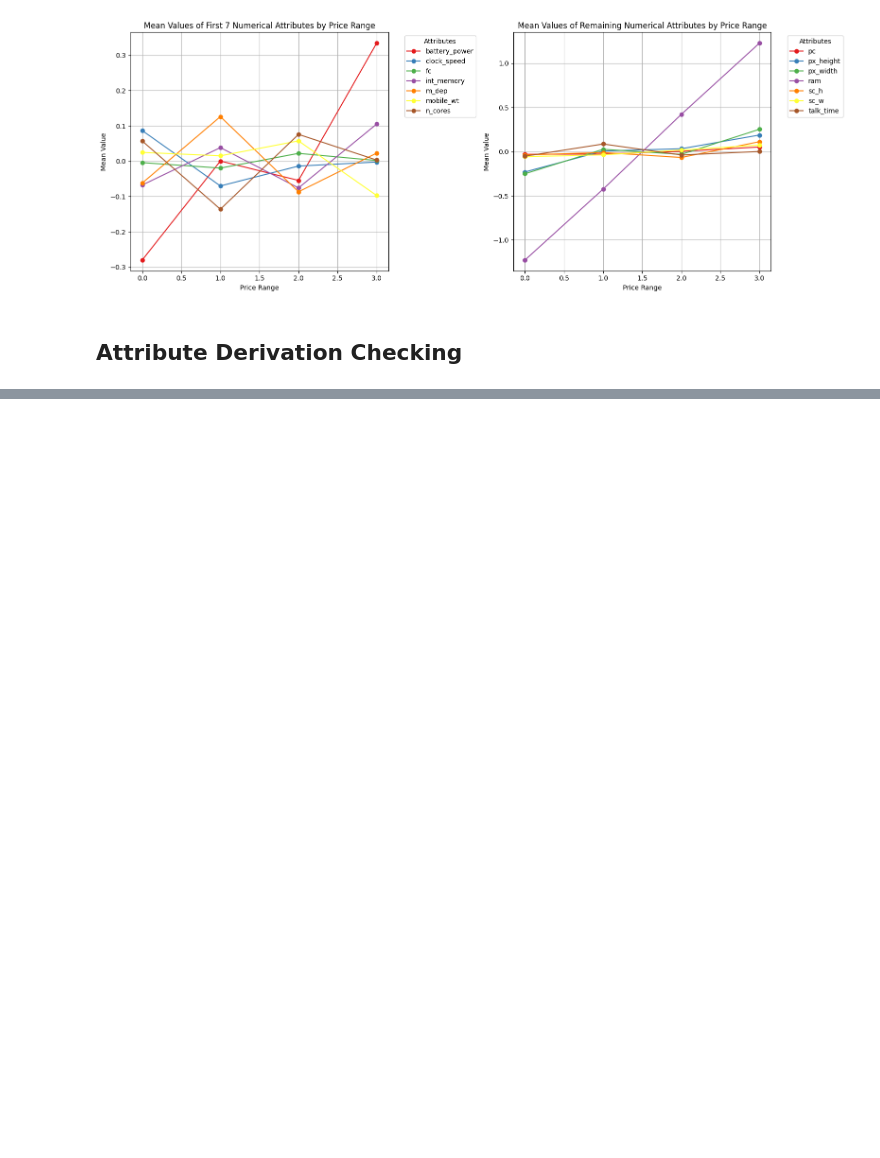
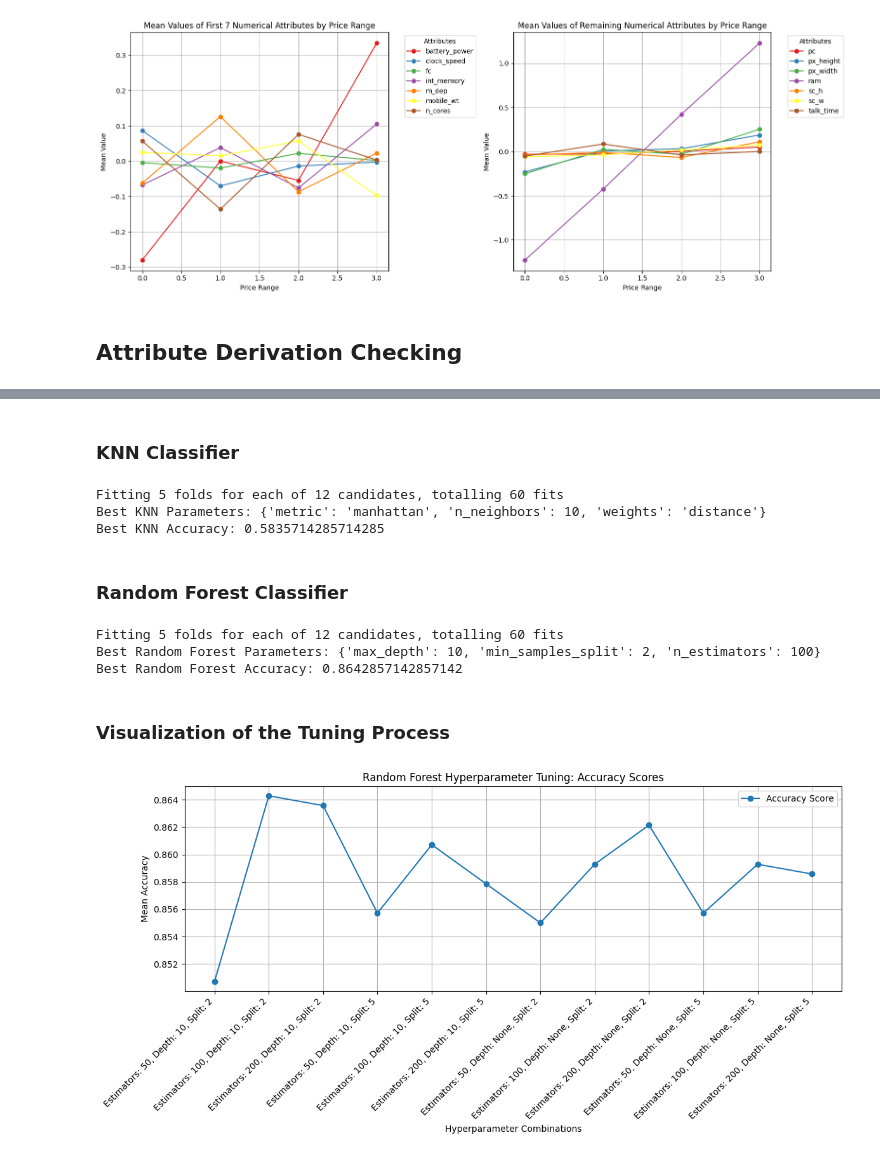
Before and after one commit to Emir515/Business-Intelligence-Assignment-2, a Jupyter notebook: BusinessIntelligence.ipynb, the cells around one changed output, grey strips where cells are left out. Drawn from its saved outputs; the diff is of its cells as text; code cells hidden in the pictures; blank space fills up the shorter version.

Commit message:
Applied grid search cv to find best model, visualized the tuning process

```diff
--- a/BusinessIntelligence.ipynb
+++ b/BusinessIntelligence.ipynb
@@ -324,0 +337,73 @@ plt.show()
+# %% [markdown]
+### KNN Classifier
+# %%
+knn = KNeighborsClassifier()
+
+knn_param_grid = {
+    'n_neighbors': [3, 5, 10],
+    'metric': ['euclidean', 'manhattan'],
+    'weights': ['uniform', 'distance']
+}
+
+knn_grid_search = GridSearchCV(knn, knn_param_grid, cv=5, scoring='accuracy', verbose=1)
+knn_grid_search.fit(X_train, y_train)
+
+best_knn_params = knn_grid_search.best_params_
+best_knn_score = knn_grid_search.best_score_
+
+
+
+print("Best KNN Parameters:", best_knn_params)
+print("Best KNN Accuracy:", best_knn_score)
+# %% [output]
+Fitting 5 folds for each of 12 candidates, totalling 60 fits
+Best KNN Parameters: {'metric': 'manhattan', 'n_neighbors': 10, 'weights': 'distance'}
+Best KNN Accuracy: 0.5835714285714285
+# %% [markdown]
+### Random Forest Classifier
+# %%
+rf = RandomForestClassifier(random_state=42)
+rf_param_grid = {
+    'n_estimators': [50, 100, 200],
+    'max_depth': [10, None],
+    'min_samples_split': [2, 5]
+}
+
+rf_grid_search = GridSearchCV(rf, rf_param_grid, cv=5, scoring='accuracy', verbose=1)
+rf_grid_search.fit(X_train, y_train)
+
+best_rf_params = rf_grid_search.best_params_
+best_rf_score = rf_grid_search.best_score_
+
+
+print("Best Random Forest Parameters:", best_rf_params)
+print("Best Random Forest Accuracy:", best_rf_score)
+# %% [output]
+Fitting 5 folds for each of 12 candidates, totalling 60 fits
+Best Random Forest Parameters: {'max_depth': 10, 'min_samples_split': 2, 'n_estimators': 100}
+Best Random Forest Accuracy: 0.8642857142857142
+# %% [markdown]
+### Visualization of the Tuning Process
+# %%
+rf_results = pd.DataFrame(rf_grid_search.cv_results_)
+
+mean_test_scores = rf_results['mean_test_score']
+param_combinations = [f"Estimators: {n}, Depth: {d}, Split: {s}"
+                      for n, d, s in zip(
+                          rf_results['param_n_estimators'],
+                          rf_results['param_max_depth'],
+                          rf_results['param_min_samples_split']
+                      )]
+
+plt.figure(figsize=(12, 6))
+plt.plot(range(1, len(mean_test_scores) + 1), mean_test_scores, marker='o', label="Accuracy Score")
+plt.xticks(range(1, len(mean_test_scores) + 1), param_combinations, rotation=45, ha='right')
+plt.title("Random Forest Hyperparameter Tuning: Accuracy Scores")
+plt.xlabel("Hyperparameter Combinations")
+plt.ylabel("Mean Accuracy")
+plt.grid()
+plt.legend()
+plt.tight_layout()
+plt.show()
+# %% [output]
+[figure, added]
```
Also changed, not shown: parts of 6 cells of this notebook.
